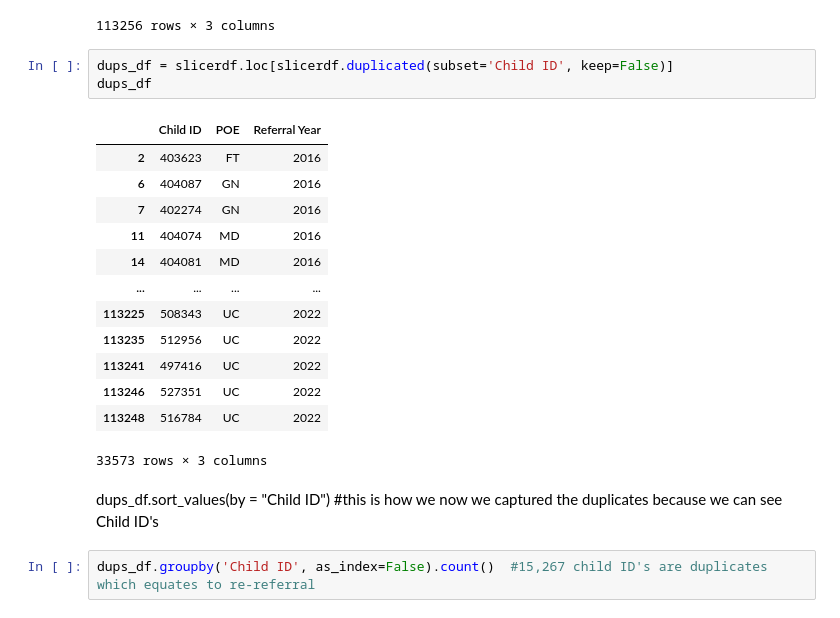
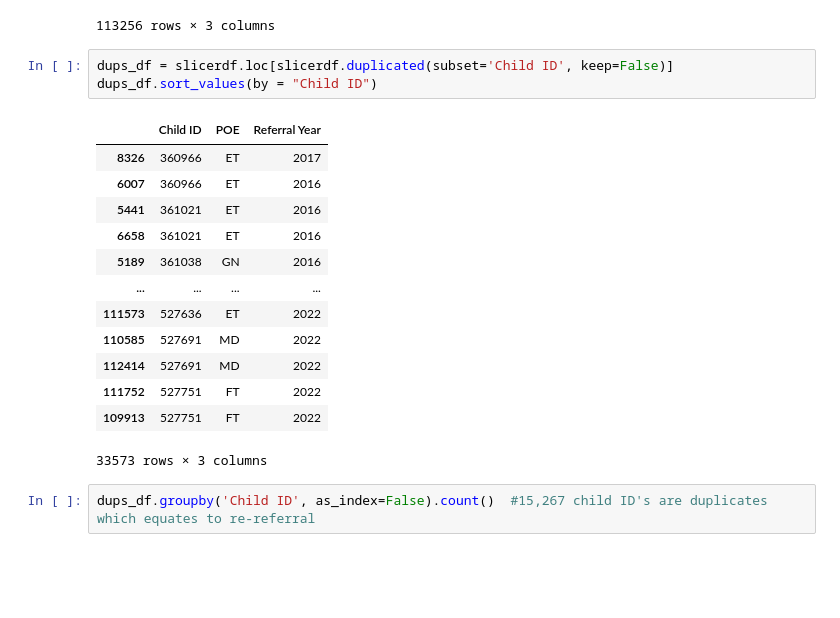
Before and after one commit to NSS-Full-Time-Data-Analytics-7/teis_project-syndrome, a Jupyter notebook: notebooks/LDR Question 1.ipynb, the cells around one changed output. Cells and saved outputs as stored; diff of their text form; blank space fills up the shorter version.

```diff
--- a/notebooks/ldr_teis_Ques_1.ipynb
+++ b/notebooks/LDR Question 1.ipynb
@@ -105,23 +105,21 @@ slicerdf
 113256 rows × 3 columns
 # %%
 dups_df = slicerdf.loc[slicerdf.duplicated(subset='Child ID', keep=False)]
-dups_df
+dups_df.sort_values(by = "Child ID")
 # %% [output]
 |  | Child ID | POE | Referral Year |
-| 2 | 403623 | FT | 2016 |
-| 6 | 404087 | GN | 2016 |
-| 7 | 402274 | GN | 2016 |
-| 11 | 404074 | MD | 2016 |
-| 14 | 404081 | MD | 2016 |
+| 8326 | 360966 | ET | 2017 |
+| 6007 | 360966 | ET | 2016 |
+| 5441 | 361021 | ET | 2016 |
+| 6658 | 361021 | ET | 2016 |
+| 5189 | 361038 | GN | 2016 |
 | ... | ... | ... | ... |
-| 113225 | 508343 | UC | 2022 |
-| 113235 | 512956 | UC | 2022 |
-| 113241 | 497416 | UC | 2022 |
-| 113246 | 527351 | UC | 2022 |
-| 113248 | 516784 | UC | 2022 |
+| 111573 | 527636 | ET | 2022 |
+| 110585 | 527691 | MD | 2022 |
+| 112414 | 527691 | MD | 2022 |
+| 111752 | 527751 | FT | 2022 |
+| 109913 | 527751 | FT | 2022 |
 33573 rows × 3 columns
-# %% [markdown]
-dups_df.sort_values(by = "Child ID")    #this is how we now we captured the duplicates because we can see Child ID's
 # %%
 dups_df.groupby('Child ID', as_index=False).count()  #15,267 child ID's are duplicates which equates to re-referral
 # %% [output]
```
Also changed, not shown: parts of 15 cells of this notebook, 1 other file.
